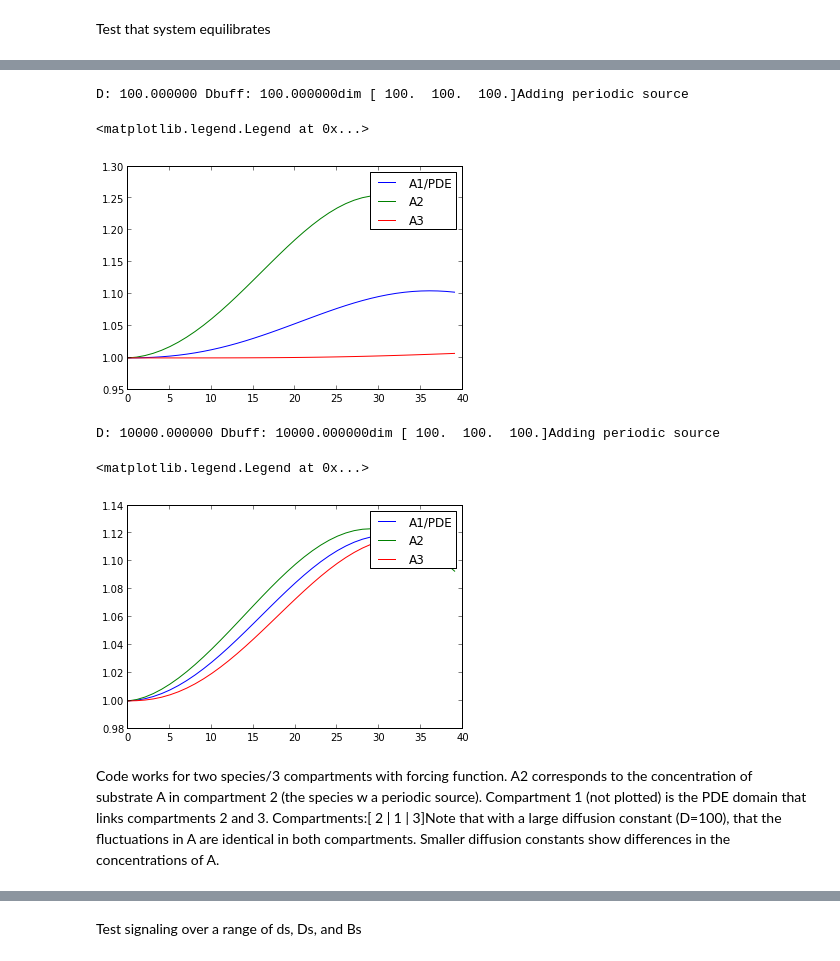
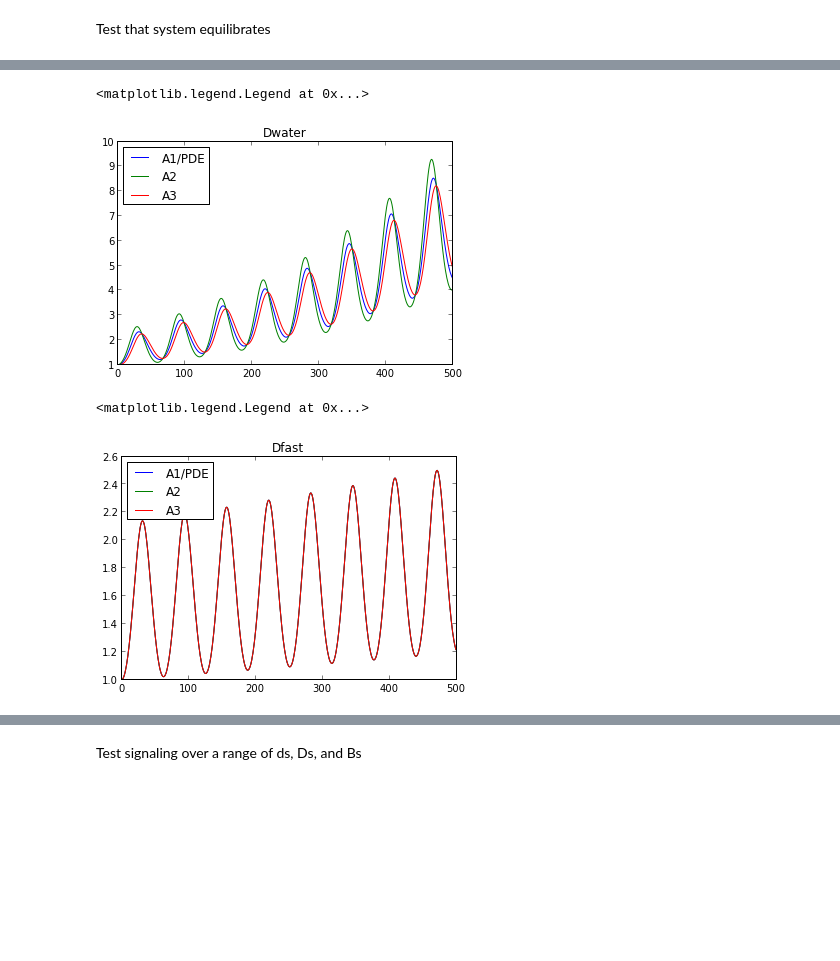
Before and after one commit to huskeypm/enzymekineticsacs, a Jupyter notebook: pdeode.ipynb, the cells around one changed output, grey strips where cells are left out. Saved outputs shown, nothing was run; the diff lists cells and outputs as text; code cells hidden in the pictures; blank space fills up the shorter version.

```diff
--- a/pdeode.ipynb
+++ b/pdeode.ipynb
@@ -32,5 +37,5 @@ NameError: name 'tots13' is not defined
 # %% [markdown]
 Test that system equilibrates
 # %%
-pickleName ="equil.pkl"if 0:   params = Params()  params.cA2init=1.2  params.cA1init=1.1  params.cA3init=1.0    params.dt =5  steps=100  ts100,concs100,tots100 = Problem(params=params)  writepickle(pickleName,ts100,concs100)    else:    ts100,concs100 = readpickle(pickleName)plotconcs(ts100,concs100)
+from coupledReactionDiffusion import *pickleName ="equil.pkl"if 0:   params = Params()  params.cA2init=1.2  params.cA1init=1.1  params.cA3init=1.0    params.dt =5  params.steps=20  results = Problem(params=params)  ts100 = results.ts  concs100 = results.concs    writepickle(pickleName,ts100,concs100)    else:    ts100,concs100 = readpickle(pickleName)plotconcs(ts100,concs100)
 # %% [output]
@@ -41,0 +48,2 @@ amp = 0.05freq = 0.1steps=40dt = 1
+# %%
+pickleName ="Dslow.pkl"tsslow,concsslow = readpickle(pickleName)plt.title("Dslow")    plt.plot(tsslow,concsslow[:,0],label="A1/PDE")    plt.plot(tsslow,concsslow[:,2],label="A2")        plt.plot(tsslow,concsslow[:,4],label="A3")        plt.legend(loc=2)
@@ -42,15 +53,11 @@ amp = 0.05freq = 0.1steps=40dt = 1
 # %%
-pickleName ="D1.pkl"# w diff barrier Ds=100.Df = 10000.if 1:  params = Params()  params.cA2init=1.0  params.cA1init=1.0  params.cA3init=1.0    params.D1 = Ds  params.D12 = Df  params.D13 = Df      params.dt =dt  params.steps = steps     #print params.periodicSource  params.a=amp  params.b = freq  params.periodicSource=True    tsp,concsp,totsp = Problem(params=params)  writepickle(pickleName,tsp,concsp)    else:    tsp,concsp = readpickle(pickleName)plt.plot(tsp,concsp[:,0],label="A1/PDE")    plt.plot(tsp,concsp[:,2],label="A2")        plt.plot(tsp,concsp[:,4],label="A3")        plt.legend()
+pickleName ="Dwater.pkl"tsp,concsp = readpickle(pickleName)plt.title("Dwater")    plt.plot(tsp,concsp[:,0],label="A1/PDE")    plt.plot(tsp,concsp[:,2],label="A2")        plt.plot(tsp,concsp[:,4],label="A3")        plt.legend(loc=2)
 # %% [output]
-D: 100.000000 Dbuff: 100.000000dim [ 100.  100.  100.]Adding periodic source
+<matplotlib.legend.Legend at 0x...>
-<matplotlib.legend.Legend at 0x...>
-[figure, old version]
+[figure, new version]
 # %%
-pickleName ="D100.pkl"# w diff barrier if 1:  params = Params()  params.cA2init=1.0  params.cA1init=1.0  params.cA3init=1.0  params.D1 = Df  params.D12 = Df  params.D13 = Df  #print params.periodicSource  params.dt =dt       params.steps = steps      params.a=amp  params.b = freq  params.periodicSource=True  tspdf,concspdf,totspdf = Problem(params=params)  writepickle(pickleName,tspdf,concspdf)    else:    tspdf,concspdf = readpickle(pickleName)plt.plot(tspdf,concspdf[:,0],label="A1/PDE")    plt.plot(tspdf,concspdf[:,2],label="A2")        plt.plot(tspdf,concspdf[:,4],label="A3")        plt.legend()
+pickleName ="Dfast.pkl"tspdf,concspdf = readpickle(pickleName)plt.title("Dfast")plt.plot(tspdf,concspdf[:,0],label="A1/PDE")    plt.plot(tspdf,concspdf[:,2],label="A2")        plt.plot(tspdf,concspdf[:,4],label="A3")        plt.legend(loc=2)
 # %% [output]
-D: 10000.000000 Dbuff: 10000.000000dim [ 100.  100.  100.]Adding periodic source
+<matplotlib.legend.Legend at 0x...>
-<matplotlib.legend.Legend at 0x...>
-[figure, old version]
+[figure, new version]
-# %% [markdown]
-Code works for two species/3 compartments with forcing function. A2 corresponds to the concentration of substrate A in compartment 2 (the species w a periodic source). Compartment 1 (not plotted) is the PDE domain that links compartments 2 and 3. Compartments:[ 2 | 1 | 3]Note that with a large diffusion constant (D=100), that the fluctuations in A are identical in both compartments. Smaller diffusion constants show differences in the concentrations of A.
 # %%
```
Also changed, not shown: parts of 12 cells of this notebook, 1 other file.
